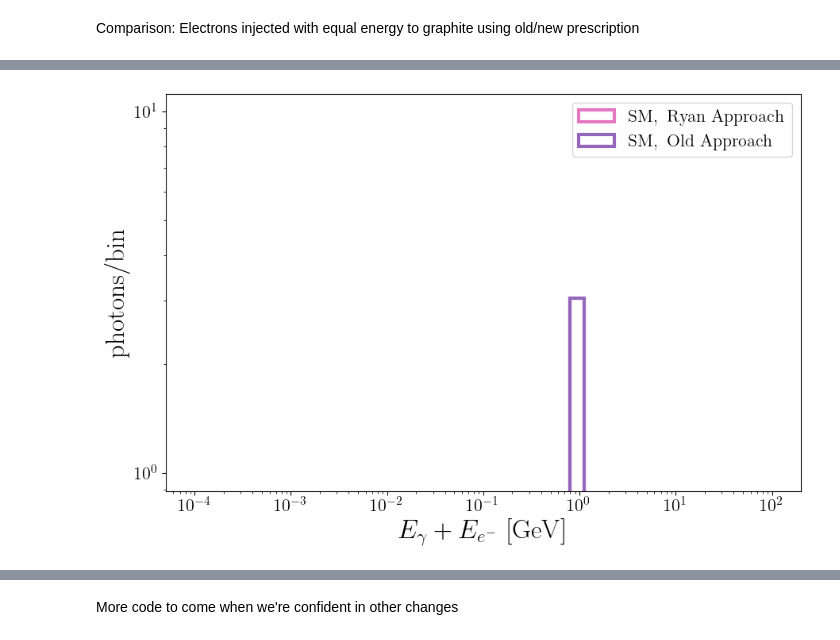
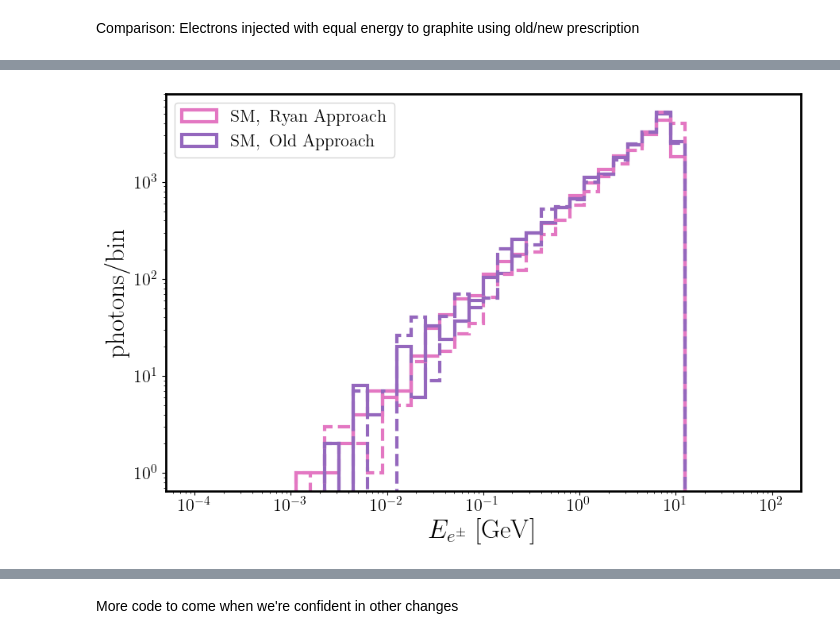
Before and after one commit to kjkellyphys/PETITE, a Jupyter notebook: examples/PETITEShower_v2.ipynb, the cells around one changed output, grey strips where cells are left out. Drawn from its saved outputs; the diff is of its cells as text; code cells hidden in the pictures.

```diff
--- a/examples/PETITEShower_v2.ipynb
+++ b/examples/PETITEShower_v2.ipynb
@@ -43,13 +45,13 @@ def set_size(w,h, ax=None):
 # %% [markdown]
 Comparison: Electrons injected with equal energy to graphite using old/new prescription
 # %%
-E0 = 1.0
+E0 = 10.0
 p0 = Particle(11, E0, 0., 0., np.sqrt(E0**2 - 0.000511**2), 0, 0, 0, 1, 0, 0, 0, -1, 1.)
 p0G = Particle(22, E0, 0, 0, E0, 0, 0, 0, 1, 0, 0, 0, -1, 1.)
-MinEnergy = 0.100
-sGraphite = Shower('/Users/ryanplestid/Documents/GitHub/PETITE/RyanDicts/', 'graphite', MinEnergy,neval=5000)
-sGraphiteOld = OldShower('/Users/ryanplestid/Documents/GitHub/PETITE/NBP/', 'graphite', MinEnergy)
+MinEnergy = 0.002
+sGraphite = Shower('/Users/kjkelly/Documents/GitHub/PETITE/RyanDicts/Feb7_', 'graphite', MinEnergy,neval=10000,maxF_fudge_global=50.0)
+sGraphiteOld = OldShower('/Users/kjkelly/Documents/GitHub/PETITE/NBP/', 'graphite', MinEnergy)
 # %%
-nSamp = 5000
+nSamp = 20000
 s0 = np.array([sGraphite.ElecBremSample(p0, VB=True) for i in range(nSamp)])
 s0G = np.array([sGraphite.PairProdSample(p0G, VB=True) for i in range(nSamp)])
@@ -110,18 +128,22 @@ set_size(8.0, 5.0)
 # %%
 b0 = np.logspace(-4, 2, 41)
 
-plt.hist(Es+EsE, bins=b0, histtype='step', lw=3, color='C6', density=True, ls='-', label=r"$\mathrm{SM,\ Ryan\ Approach}$")
-plt.hist(EsOld+EsEOld, bins=b0, histtype='step', lw=3, color='C4', ls='-', density=True, label=r"$\mathrm{SM,\ Old\ Approach}$")
+dens=False
 
-plt.gca().legend(loc=1, fontsize=16)
+plt.hist(EsG, bins=b0, histtype='step', lw=3, color='C6', density=dens, ls='-', label=r"$\mathrm{SM,\ Ryan\ Approach}$")
+plt.hist(EsGOld, bins=b0, histtype='step', lw=3, color='C4', ls='-', density=dens, label=r"$\mathrm{SM,\ Old\ Approach}$")
+plt.hist(EsGP, bins=b0, histtype='step', lw=3, color='C6', density=dens, ls='--')
+plt.hist(EsGPOld, bins=b0, histtype='step', lw=3, color='C4', ls='--', density=dens)
+
+plt.gca().legend(loc=2, fontsize=16)
 plt.gca().set_xscale('log')
 plt.gca().set_yscale('log')
-plt.gca().set_xlabel(r"$E_\gamma+E_{e^-}\ [\mathrm{GeV}]$", fontsize=24)
+plt.gca().set_xlabel(r"$E_{e^\pm}\ [\mathrm{GeV}]$", fontsize=24)
 plt.gca().set_ylabel(r"$\mathrm{photons/bin}$", fontsize=24)
 #plt.gca().axis([1e-3,100,1e-11,1e-3])
 [l.set_size(16) for l in plt.gca().get_xticklabels()]
 [l.set_size(16) for l in plt.gca().get_yticklabels()]
 
 set_size(8.0, 5.0)
 # %% [output]
-[figure, old version]
+[figure, new version]
```
Also changed, not shown: parts of 24 cells of this notebook, 1 other file.
